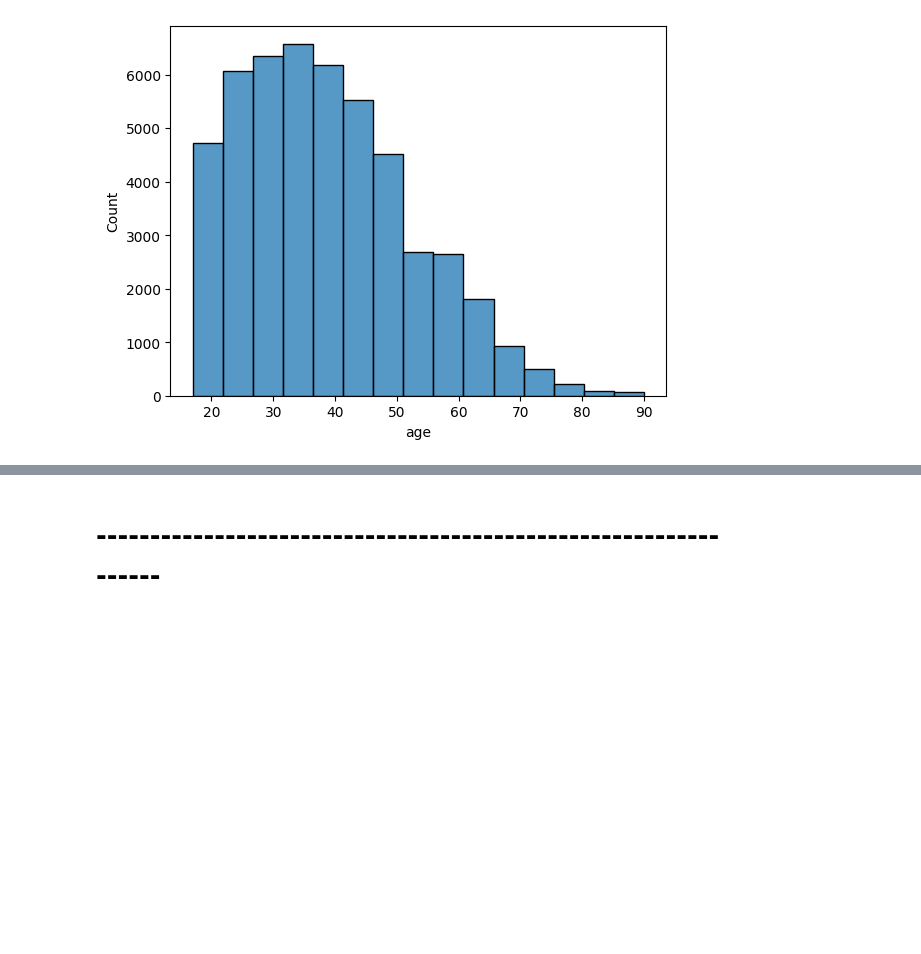
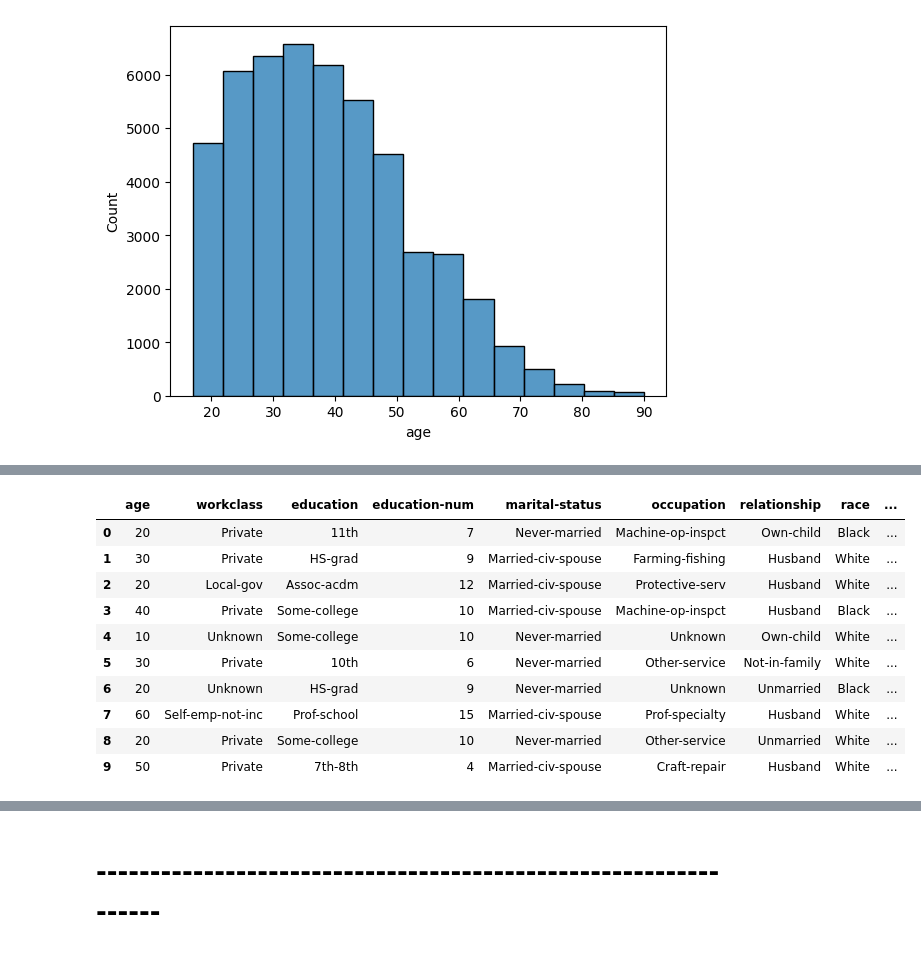
Before and after one commit to youngeunkoo/fintech_service, a Jupyter notebook: 06machine_learning/07_앙상블모델연습2_연봉데이터.ipynb, the cells around one changed output, grey strips where cells are left out. Cells and saved outputs as stored; diff of their text form; code cells hidden in the pictures; blank space fills up the shorter version.

```diff
--- a/06machine_learning/07_앙상블모델연습2_연봉데이터.ipynb
+++ b/06machine_learning/07_앙상블모델연습2_연봉데이터.ipynb
@@ -936,0 +1085,6 @@ data.describe()
+# %%
+# native-country 삭제하기
+# 별로 쓸데없음
+
+data.drop(['native-country'], axis=1, inplace=True)
+data.head()
@@ -936,0 +1098,16 @@ data.describe()
+# %%
+# sex 칼럼을 0, 1 숫자형으로 변환하기
+# 0 : male
+# 1 : female
+
+
+def em3num(x):
+    if x == "Male":
+        return 0
+    elif x == "Female":
+        return 1
+# %%
+data['sex'] = data['sex'].apply(em3num)
+data.info()
+
+# 성별 'sex' 칼럼이 int로 변경 완료
@@ -936,0 +1133,14 @@ data.describe()
+# %%
+data.head(10)
+# %% [output]
+|  | age | workclass | education | education-num | marital-status | occupation | relationship | race | ... |
+| 0 | 20 | Private | 11th | 7 | Never-married | Machine-op-inspct | Own-child | Black | ... |
+| 1 | 30 | Private | HS-grad | 9 | Married-civ-spouse | Farming-fishing | Husband | White | ... |
+| 2 | 20 | Local-gov | Assoc-acdm | 12 | Married-civ-spouse | Protective-serv | Husband | White | ... |
+| 3 | 40 | Private | Some-college | 10 | Married-civ-spouse | Machine-op-inspct | Husband | Black | ... |
+| 4 | 10 | Unknown | Some-college | 10 | Never-married | Unknown | Own-child | White | ... |
+| 5 | 30 | Private | 10th | 6 | Never-married | Other-service | Not-in-family | White | ... |
+| 6 | 20 | Unknown | HS-grad | 9 | Never-married | Unknown | Unmarried | Black | ... |
+| 7 | 60 | Self-emp-not-inc | Prof-school | 15 | Married-civ-spouse | Prof-specialty | Husband | White | ... |
+| 8 | 20 | Private | Some-college | 10 | Never-married | Other-service | Unmarried | White | ... |
+| 9 | 50 | Private | 7th-8th | 4 | Married-civ-spouse | Craft-repair | Husband | White | ... |
```
Also changed, not shown: parts of 85 cells of this notebook.
